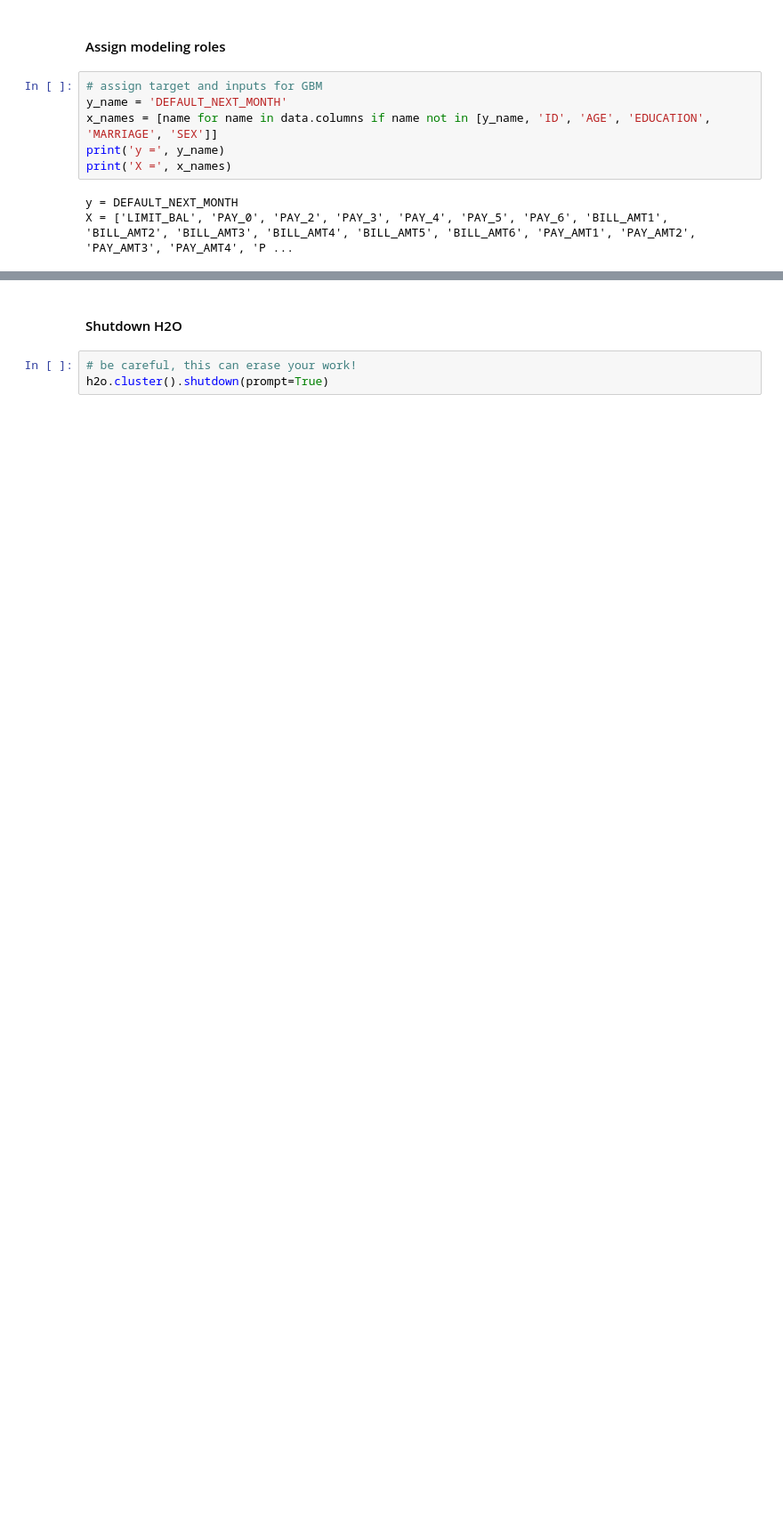
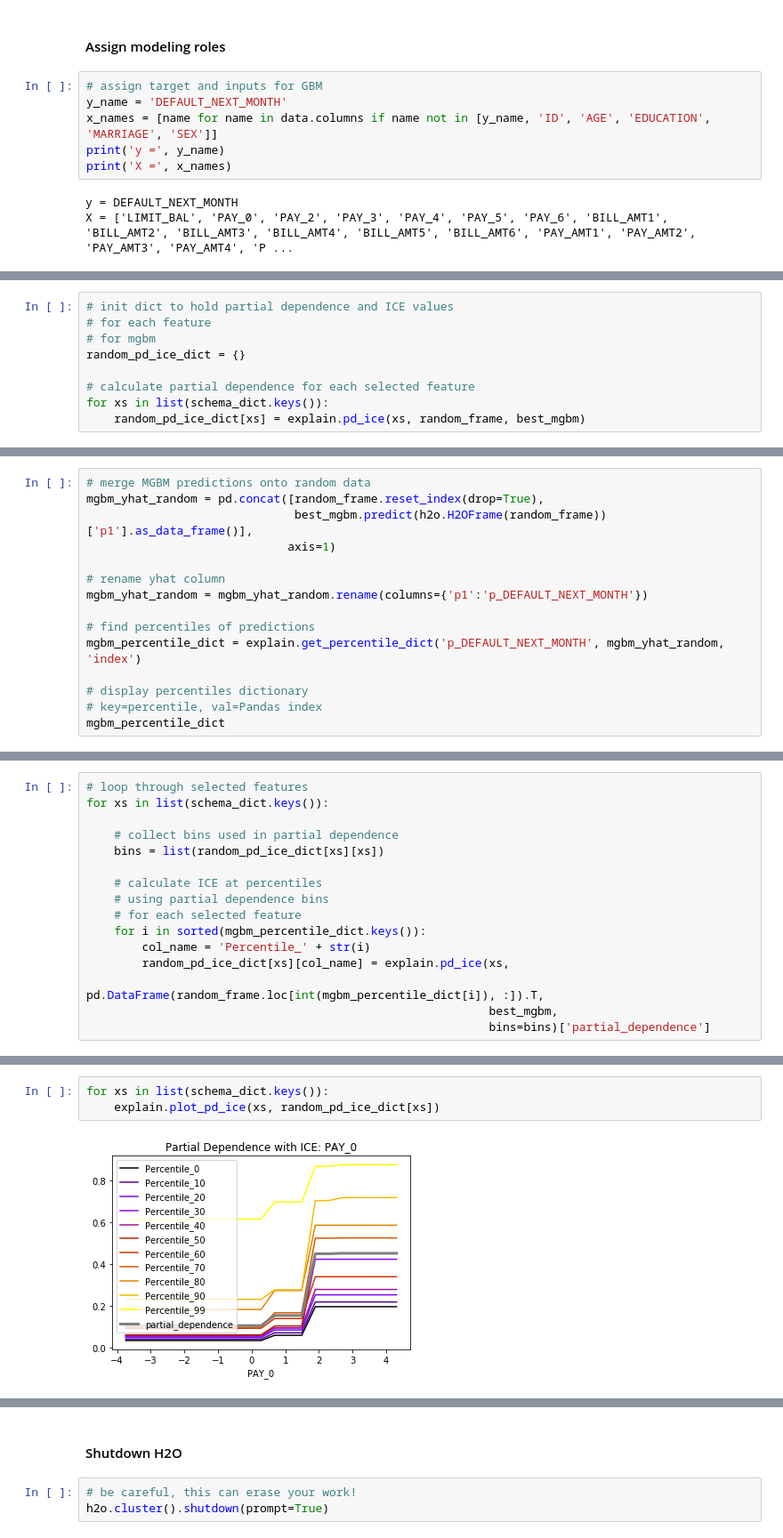
Before and after one commit to jphall663/GWU_rml, a Jupyter notebook: lecture_4.ipynb, the cells around one changed output, grey strips where cells are left out. Shown at 89% size. Saved outputs shown, nothing was run; the diff lists cells and outputs as text; blank space fills up the shorter version.

```diff
--- a/lecture_4.ipynb
+++ b/lecture_4.ipynb
@@ -251,0 +248,9 @@ Maximum Metrics: Maximum metrics at their respective thresholds
+# %%
+# init dict to hold partial dependence and ICE values
+# for each feature
+# for mgbm
+random_pd_ice_dict = {}
+
+# calculate partial dependence for each selected feature
+for xs in list(schema_dict.keys()):
+    random_pd_ice_dict[xs] = explain.pd_ice(xs, random_frame, best_mgbm)
@@ -251,0 +260,15 @@ Maximum Metrics: Maximum metrics at their respective thresholds
+# %%
+# merge MGBM predictions onto random data
+mgbm_yhat_random = pd.concat([random_frame.reset_index(drop=True),
+                              best_mgbm.predict(h2o.H2OFrame(random_frame))['p1'].as_data_frame()],
+                             axis=1)
+
+# rename yhat column
+mgbm_yhat_random = mgbm_yhat_random.rename(columns={'p1':'p_DEFAULT_NEXT_MONTH'})
+
+# find percentiles of predictions
+mgbm_percentile_dict = explain.get_percentile_dict('p_DEFAULT_NEXT_MONTH', mgbm_yhat_random, 'index')
+
+# display percentiles dictionary
+# key=percentile, val=Pandas index
+mgbm_percentile_dict
@@ -251,0 +289,16 @@ Maximum Metrics: Maximum metrics at their respective thresholds
+# %%
+# loop through selected features
+for xs in list(schema_dict.keys()):
+
+    # collect bins used in partial dependence
+    bins = list(random_pd_ice_dict[xs][xs])
+
+    # calculate ICE at percentiles
+    # using partial dependence bins
+    # for each selected feature
+    for i in sorted(mgbm_percentile_dict.keys()):
+        col_name = 'Percentile_' + str(i)
+        random_pd_ice_dict[xs][col_name] = explain.pd_ice(xs,
+                                                          pd.DataFrame(random_frame.loc[int(mgbm_percentile_dict[i]), :]).T,
+                                                          best_mgbm,
+                                                          bins=bins)['partial_dependence']
@@ -251,0 +308,5 @@ Maximum Metrics: Maximum metrics at their respective thresholds
+# %%
+for xs in list(schema_dict.keys()):
+    explain.plot_pd_ice(xs, random_pd_ice_dict[xs])
+# %% [output]
+[figure, added]
```
Also changed, not shown: parts of 37 cells of this notebook, 3 other files.
